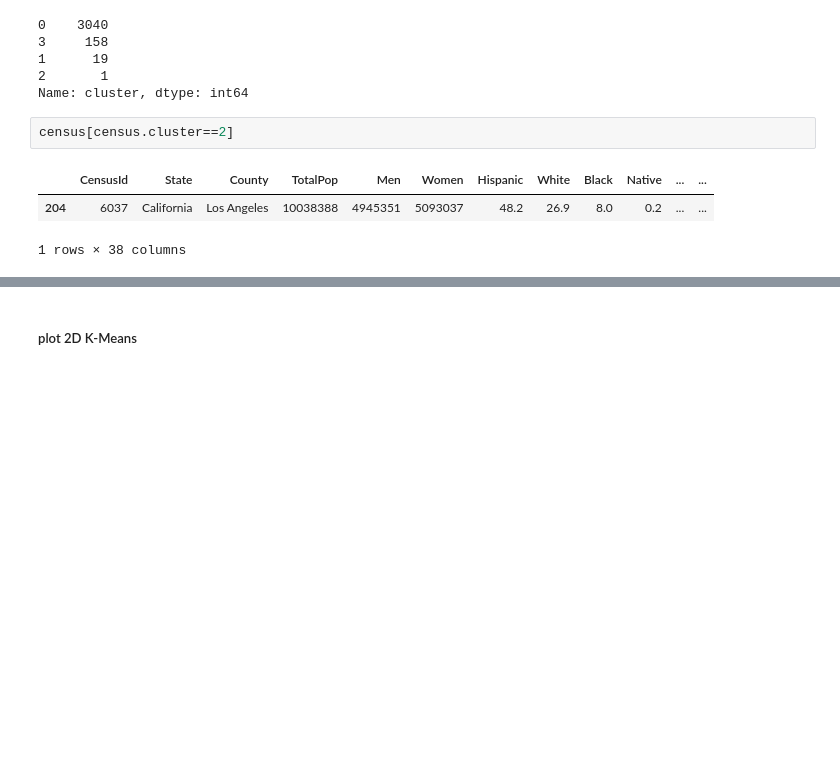
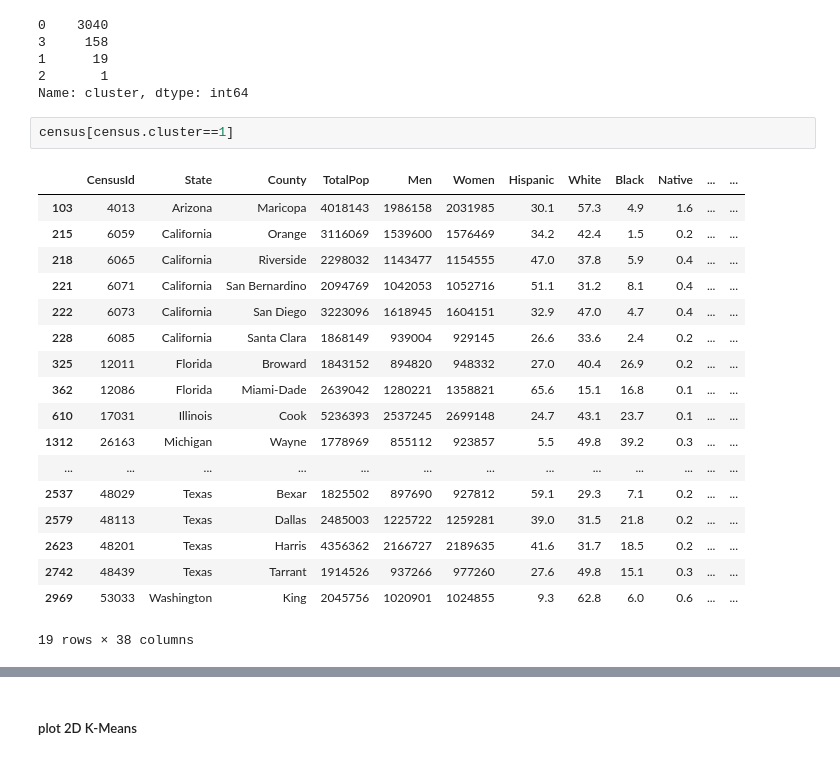
Before and after one commit to Ironhack-Data-Madrid-Abril-2023/apuntes_clase, a Jupyter notebook: semana_7/4.1 - Intro Unsupervised Learning.ipynb, the cells around one changed output, grey strips where cells are left out. Saved outputs shown, nothing was run; the diff lists cells and outputs as text; blank space fills up the shorter version.

```diff
--- a/semana_7/4.1 - Intro Unsupervised Learning.ipynb
+++ b/semana_7/4.1 - Intro Unsupervised Learning.ipynb
@@ -195,11 +207,26 @@ census.cluster.value_counts()
 2       1
 Name: cluster, dtype: int64
 # %%
-census[census.cluster==2]
+census[census.cluster==1]
 # %% [output]
 |  | CensusId | State | County | TotalPop | Men | Women | Hispanic | White | Black | Native | ... | ... |
-| 204 | 6037 | California | Los Angeles | 10038388 | 4945351 | 5093037 | 48.2 | 26.9 | 8.0 | 0.2 | ... | ... |
+| 103 | 4013 | Arizona | Maricopa | 4018143 | 1986158 | 2031985 | 30.1 | 57.3 | 4.9 | 1.6 | ... | ... |
+| 215 | 6059 | California | Orange | 3116069 | 1539600 | 1576469 | 34.2 | 42.4 | 1.5 | 0.2 | ... | ... |
+| 218 | 6065 | California | Riverside | 2298032 | 1143477 | 1154555 | 47.0 | 37.8 | 5.9 | 0.4 | ... | ... |
+| 221 | 6071 | California | San Bernardino | 2094769 | 1042053 | 1052716 | 51.1 | 31.2 | 8.1 | 0.4 | ... | ... |
+| 222 | 6073 | California | San Diego | 3223096 | 1618945 | 1604151 | 32.9 | 47.0 | 4.7 | 0.4 | ... | ... |
+| 228 | 6085 | California | Santa Clara | 1868149 | 939004 | 929145 | 26.6 | 33.6 | 2.4 | 0.2 | ... | ... |
+| 325 | 12011 | Florida | Broward | 1843152 | 894820 | 948332 | 27.0 | 40.4 | 26.9 | 0.2 | ... | ... |
+| 362 | 12086 | Florida | Miami-Dade | 2639042 | 1280221 | 1358821 | 65.6 | 15.1 | 16.8 | 0.1 | ... | ... |
+| 610 | 17031 | Illinois | Cook | 5236393 | 2537245 | 2699148 | 24.7 | 43.1 | 23.7 | 0.1 | ... | ... |
+| 1312 | 26163 | Michigan | Wayne | 1778969 | 855112 | 923857 | 5.5 | 49.8 | 39.2 | 0.3 | ... | ... |
+| ... | ... | ... | ... | ... | ... | ... | ... | ... | ... | ... | ... | ... |
+| 2537 | 48029 | Texas | Bexar | 1825502 | 897690 | 927812 | 59.1 | 29.3 | 7.1 | 0.2 | ... | ... |
+| 2579 | 48113 | Texas | Dallas | 2485003 | 1225722 | 1259281 | 39.0 | 31.5 | 21.8 | 0.2 | ... | ... |
+| 2623 | 48201 | Texas | Harris | 4356362 | 2166727 | 2189635 | 41.6 | 31.7 | 18.5 | 0.2 | ... | ... |
+| 2742 | 48439 | Texas | Tarrant | 1914526 | 937266 | 977260 | 27.6 | 49.8 | 15.1 | 0.3 | ... | ... |
+| 2969 | 53033 | Washington | King | 2045756 | 1020901 | 1024855 | 9.3 | 62.8 | 6.0 | 0.6 | ... | ... |
-1 rows × 38 columns
+19 rows × 38 columns
 # %%
 census.groupby('cluster')['Income'].mean()   # media de ingresos por cluster
 # %% [output]
```
Also changed, not shown: parts of 12 cells of this notebook, 2 other files.
